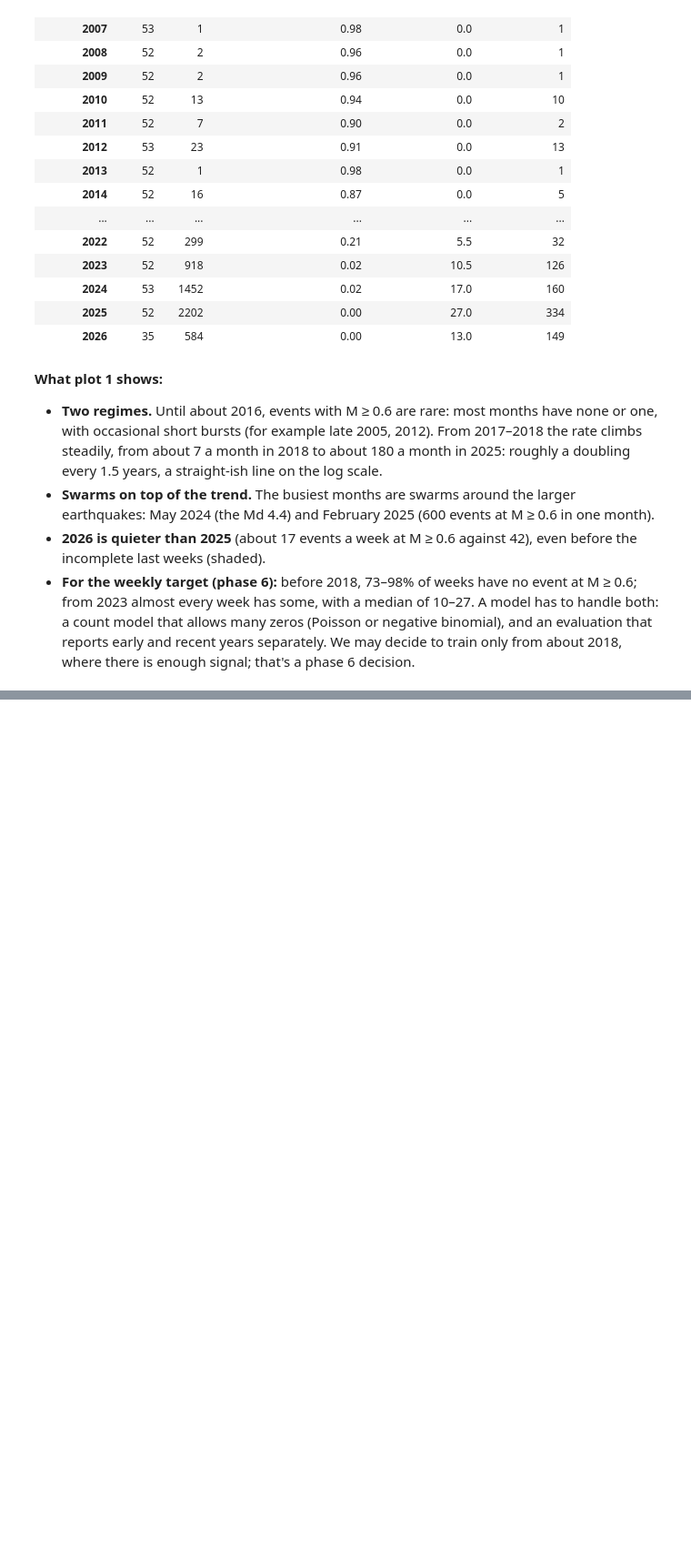
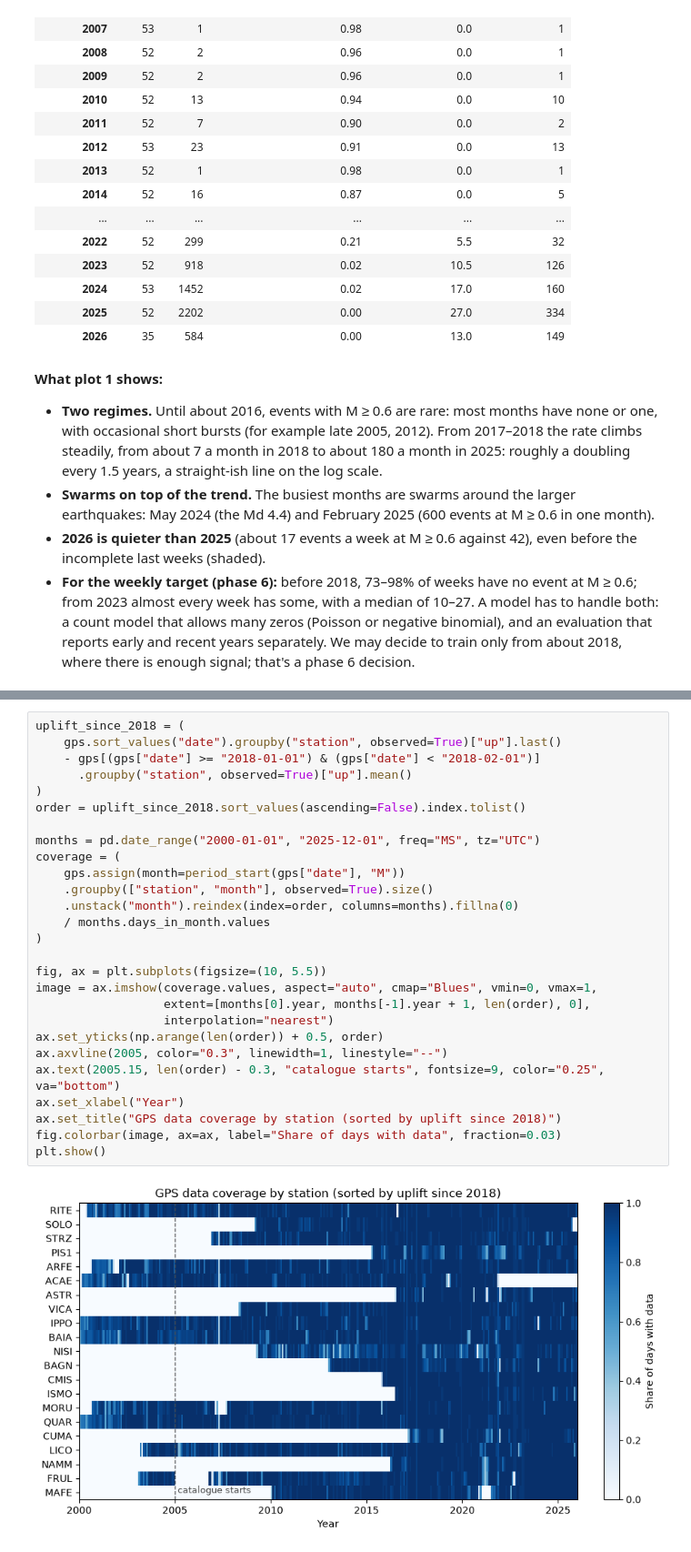
Before and after one commit to PatrickBolton/flegrei-seismicity, a Jupyter notebook: notebooks/02_explore.ipynb, the cells around one changed output, grey strips where cells are left out. Shown at 91% size. Saved outputs shown, nothing was run; the diff lists cells and outputs as text; blank space fills up the shorter version.

```diff
--- a/notebooks/02_explore.ipynb
+++ b/notebooks/02_explore.ipynb
@@ -104,0 +109,29 @@ by_year.round(2)
+# %%
+uplift_since_2018 = (
+    gps.sort_values("date").groupby("station", observed=True)["up"].last()
+    - gps[(gps["date"] >= "2018-01-01") & (gps["date"] < "2018-02-01")]
+      .groupby("station", observed=True)["up"].mean()
+)
+order = uplift_since_2018.sort_values(ascending=False).index.tolist()
+
+months = pd.date_range("2000-01-01", "2025-12-01", freq="MS", tz="UTC")
+coverage = (
+    gps.assign(month=period_start(gps["date"], "M"))
+    .groupby(["station", "month"], observed=True).size()
+    .unstack("month").reindex(index=order, columns=months).fillna(0)
+    / months.days_in_month.values
+)
+
+fig, ax = plt.subplots(figsize=(10, 5.5))
+image = ax.imshow(coverage.values, aspect="auto", cmap="Blues", vmin=0, vmax=1,
+                  extent=[months[0].year, months[-1].year + 1, len(order), 0],
+                  interpolation="nearest")
+ax.set_yticks(np.arange(len(order)) + 0.5, order)
+ax.axvline(2005, color="0.3", linewidth=1, linestyle="--")
+ax.text(2005.15, len(order) - 0.3, "catalogue starts", fontsize=9, color="0.25", va="bottom")
+ax.set_xlabel("Year")
+ax.set_title("GPS data coverage by station (sorted by uplift since 2018)")
+fig.colorbar(image, ax=ax, label="Share of days with data", fraction=0.03)
+plt.show()
+# %% [output]
+[figure, added]
```
Also changed, not shown: parts of 10 cells of this notebook, 1 other file.
